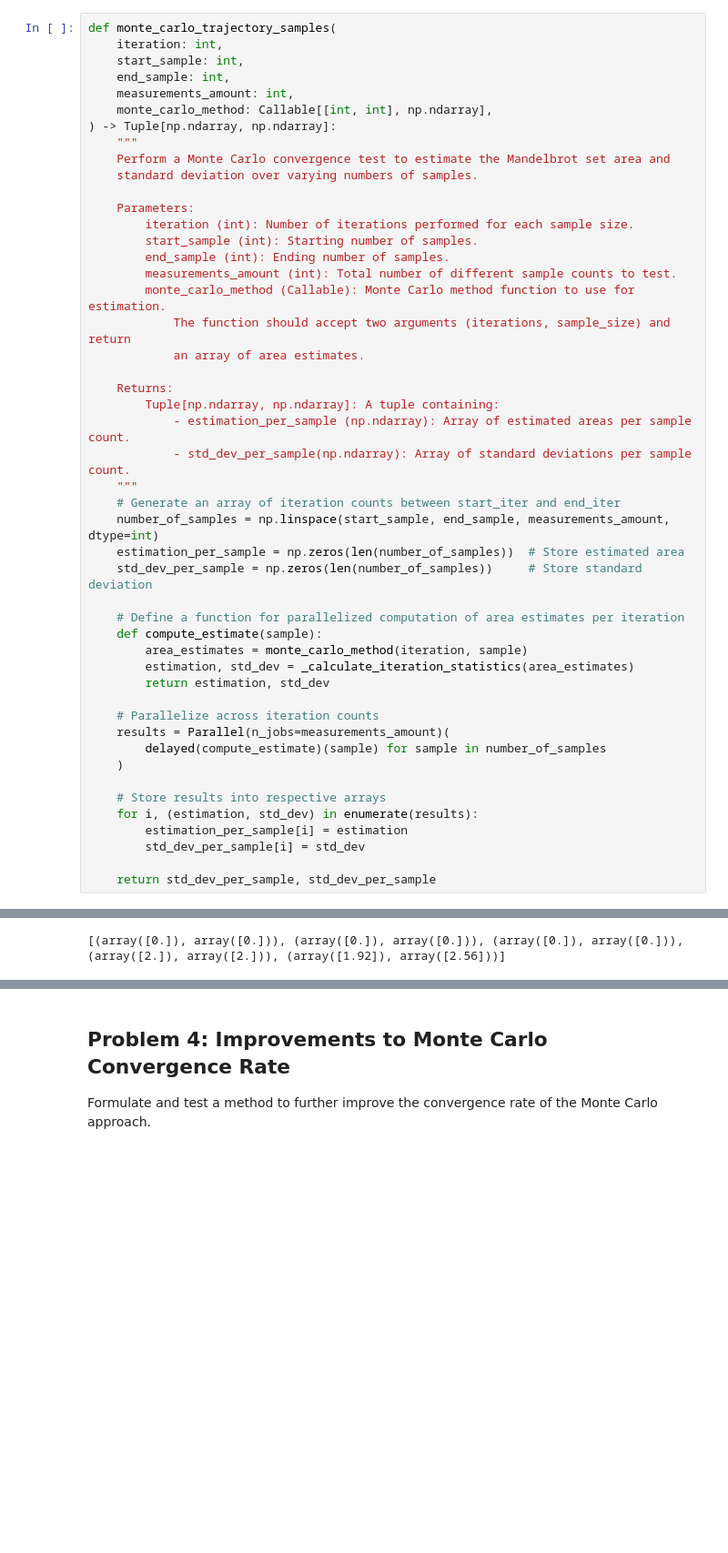
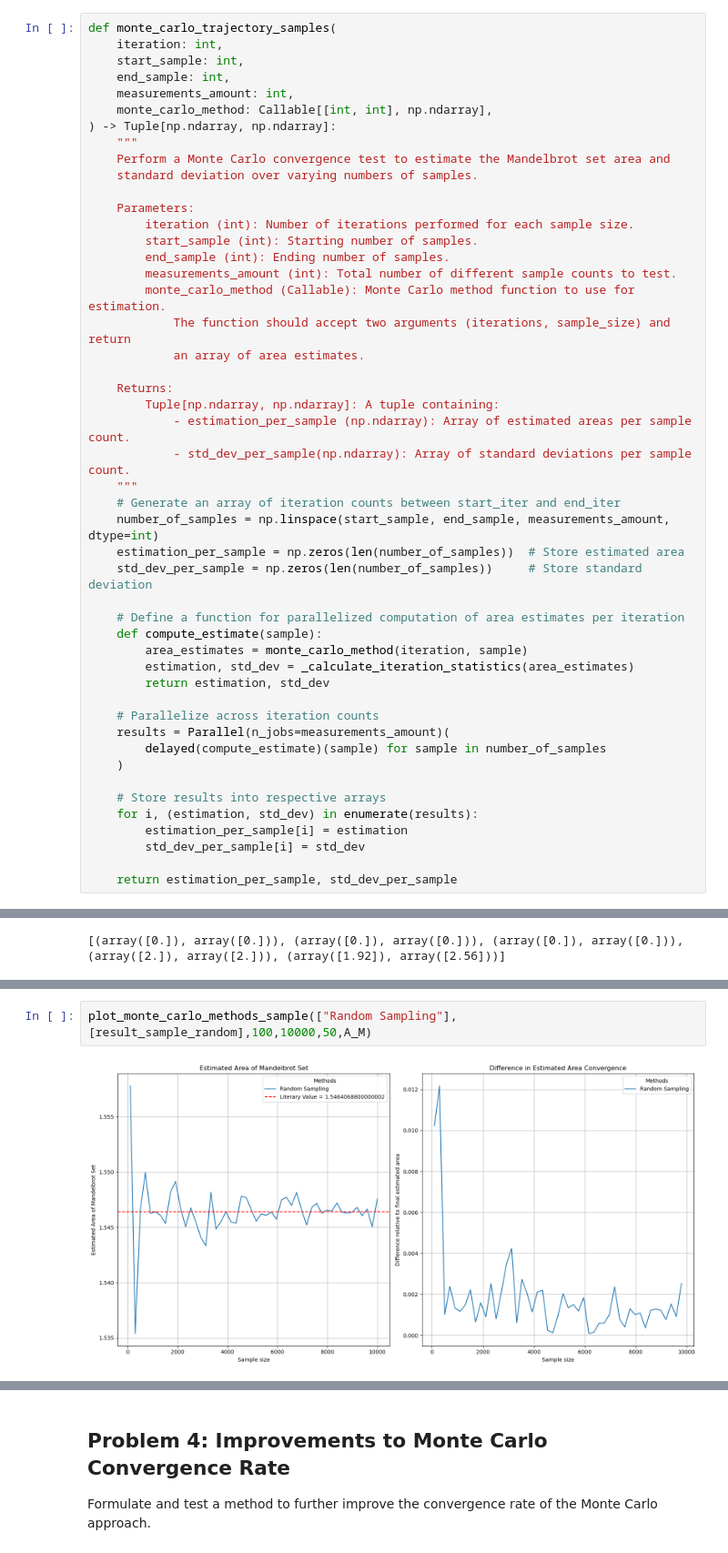
Before and after one commit to shaniasinha/stochastic-sim-a1, a Jupyter notebook: code.ipynb, the cells around one changed output, grey strips where cells are left out. Shown at 91% size. Cells and saved outputs as stored; diff of their text form; blank space fills up the shorter version.

```diff
--- a/code.ipynb
+++ b/code.ipynb
@@ -269,7 +257,7 @@ def monte_carlo_trajectory_samples(
         estimation_per_sample[i] = estimation
         std_dev_per_sample[i] = std_dev
 
-    return std_dev_per_sample, std_dev_per_sample
+    return estimation_per_sample, std_dev_per_sample
 # %% [markdown]
 Function to plot estimated Mandelbrot area over varing number of iterations
 # %%
@@ -679,0 +679,4 @@ print(A_M_list)
+# %%
+plot_monte_carlo_methods_sample(["Random Sampling"],[result_sample_random],100,10000,50,A_M)
+# %% [output]
+[figure, added]
```
Also changed, not shown: parts of 27 cells of this notebook.
